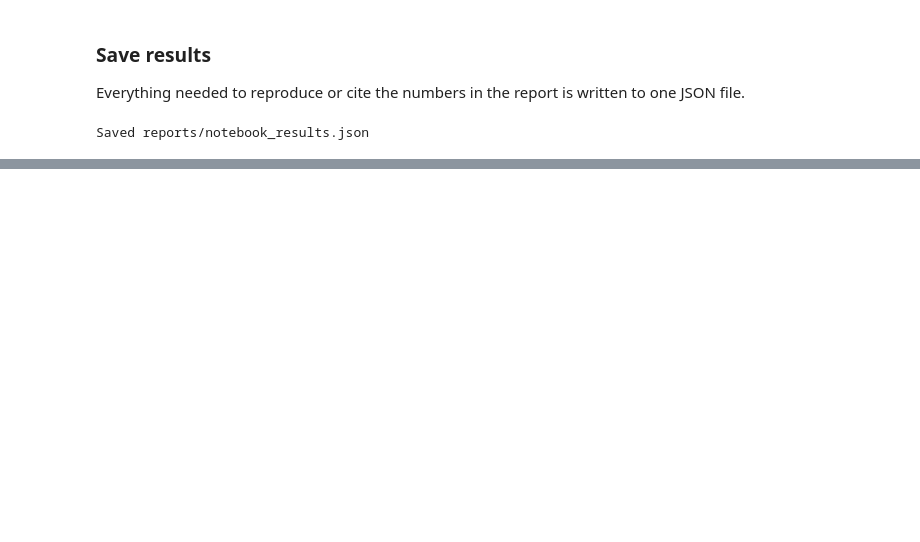
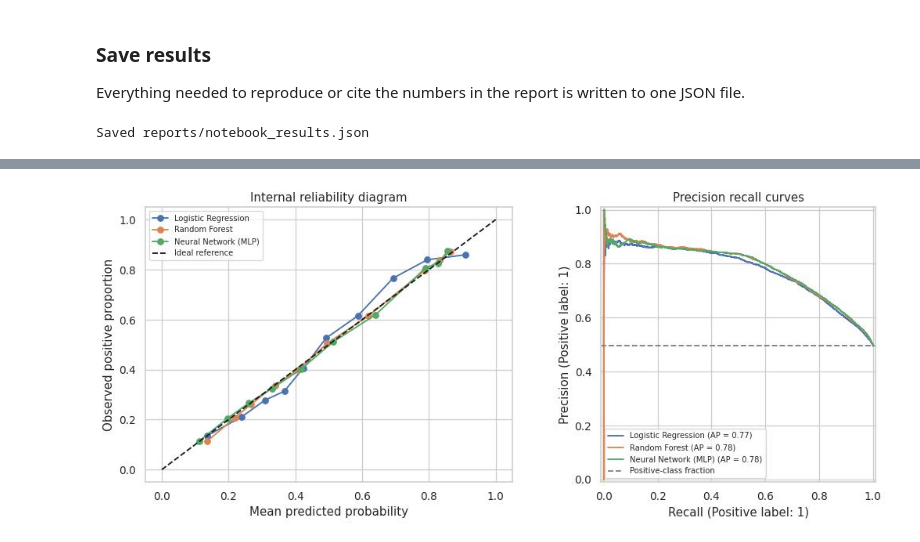
Before and after one commit to sunil-9/data-warehouse, a Jupyter notebook: NIT6160_Cardio_Project.ipynb, the cells around one changed output, grey strips where cells are left out. Cells and saved outputs as stored; diff of their text form; code cells hidden in the pictures; blank space fills up the shorter version.

```diff
--- a/NIT6160_Cardio_Project.ipynb
+++ b/NIT6160_Cardio_Project.ipynb
@@ -754,0 +759,7 @@ ROC-AUC advantage over Logistic Regression: 0.0096
+# %%
+model_rows = results_df.drop(index="Dummy (prior)")
+best_name = selected_name  # frozen before test-set evaluation
+print("Training-CV selection scores:", selection_scores)
+print("Selected model (training CV):", best_name)
+print(model_rows)
+print("Test metrics do not change the selected model.")
@@ -761,6 +780,11 @@ run_record = {
     "split": {"method": "StratifiedGroupKFold (5 folds, first fold = test) grouped by predictor profile",
               "train": len(train_idx), "test": len(test_idx)},
     "selection_metric": "cross-validated ROC-AUC on training data", "threshold": 0.5,
+    "selection_cv_scores": selection_scores,
+    "evaluation_status": "Exploratory internal evaluation; earlier test results were inspected in repository history",
+    "group_definition": "Hash of final engineered and rounded model inputs",
+    "cv_diagnostic_limit": "Post-selection scores reuse tuning folds; not nested CV",
+    "source_commit_before_review": "4d06ce7",
     "best_params": {k: {p: str(v) for p, v in d.items()} for k, d in best_params.items()},
     "cv_mean_std": cv_scores, "test": results, "selected_model": best_name,
 }
@@ -803,0 +800,65 @@ Saved reports/notebook_results.json
+# %%
+# Diagnostic evaluation only: no test-driven feature, model or threshold selection.
+from sklearn.calibration import calibration_curve
+from sklearn.metrics import PrecisionRecallDisplay
+
+def group_bootstrap_intervals(y_values, probabilities, group_values, repeats=300):
+    """Percentile 95% intervals conditional on this cohort and fitted model."""
+    y_values = np.asarray(y_values)
+    probabilities = np.asarray(probabilities)
+    group_codes, unique_groups = pd.factorize(np.asarray(group_values))
+    rng = np.random.default_rng(SEED)
+    estimates = []
+    pred = probabilities >= 0.5
+    for _ in range(repeats):
+        drawn = rng.integers(0, len(unique_groups), len(unique_groups))
+        weights = np.bincount(drawn, minlength=len(unique_groups))[group_codes]
+        if weights[y_values == 1].sum() == 0 or weights[y_values == 0].sum() == 0:
+            continue
+        estimates.append([
+            np.average(pred == y_values, weights=weights),
+            recall_score(y_values, pred, sample_weight=weights, zero_division=0),
+            roc_auc_score(y_values, probabilities, sample_weight=weights),
+        ])
+    intervals = np.quantile(np.asarray(estimates), [0.025, 0.975], axis=0)
+    return {metric: [float(intervals[0, i]), float(intervals[1, i])]
+            for i, metric in enumerate(["Accuracy", "Recall", "ROC-AUC"])}
+
+intervals = {name: group_bootstrap_intervals(y_test, probabilities, groups.iloc[test_idx])
+             for name, probabilities in probas.items()}
+display(pd.DataFrame({name: {metric: f"{low:.3f} to {high:.3f}" for metric, (low, high) in ci.items()}
+                      for name, ci in intervals.items()}).T)
+
+subgroup_rows = []
+chosen_proba = probas[selected_name]
+for label, mask in {
+    "Recorded female": X_test.male.to_numpy() == 0,
+    "Recorded male": X_test.male.to_numpy() == 1,
+    "Age under 50": X_test.age_years.to_numpy() < 50,
+    "Age 50 and above": X_test.age_years.to_numpy() >= 50,
+}.items():
+    subgroup_rows.append({"Group": label, "N": int(mask.sum()),
+                          "Positive cases": int(y_test.iloc[np.flatnonzero(mask)].sum()),
+                          **metrics(y_test.iloc[np.flatnonzero(mask)], chosen_proba[mask])})
+subgroups = pd.DataFrame(subgroup_rows).set_index("Group")
+display(subgroups.round(4))
+
+fig, axes = plt.subplots(1, 2, figsize=(12, 5))
+for name, probabilities in probas.items():
+    observed, predicted = calibration_curve(y_test, probabilities, n_bins=10, strategy="quantile")
+    axes[0].plot(predicted, observed, marker="o", label=name)
+    PrecisionRecallDisplay.from_predictions(y_test, probabilities, name=name, ax=axes[1])
+axes[0].plot([0, 1], [0, 1], "k--", label="Ideal reference")
+axes[0].set(xlabel="Mean predicted probability", ylabel="Observed positive proportion", title="Internal reliability diagram")
+axes[0].legend(fontsize=8)
+axes[1].axhline(y_test.mean(), linestyle="--", color="grey", label="Positive-class fraction")
+axes[1].set_title("Precision recall curves")
+axes[1].legend(fontsize=8)
+save("12_probability_diagnostics")
+
+run_record["descriptive_statistics"] = clean_df[["age_years", "height", "weight", "ap_hi", "ap_lo", "bmi"]].agg(["mean", "median", "var", "std", "min", "max"]).T.to_dict(orient="index")
+run_record["group_bootstrap_95_ci"] = intervals
+run_record["subgroups"] = subgroups.reset_index().to_dict(orient="records")
+run_record["uncertainty_note"] = "300 group-bootstrap resamples of fixed-model test predictions; conditional internal uncertainty, not retraining or external validation"
+(REPORT_DIR / "notebook_results.json").write_text(json.dumps(run_record, indent=2, default=float))
+# %% [output]
@@ -803,0 +875 @@ Saved reports/notebook_results.json
+[figure, added]
```
Also changed, not shown: parts of 33 cells of this notebook, 26 other files.
